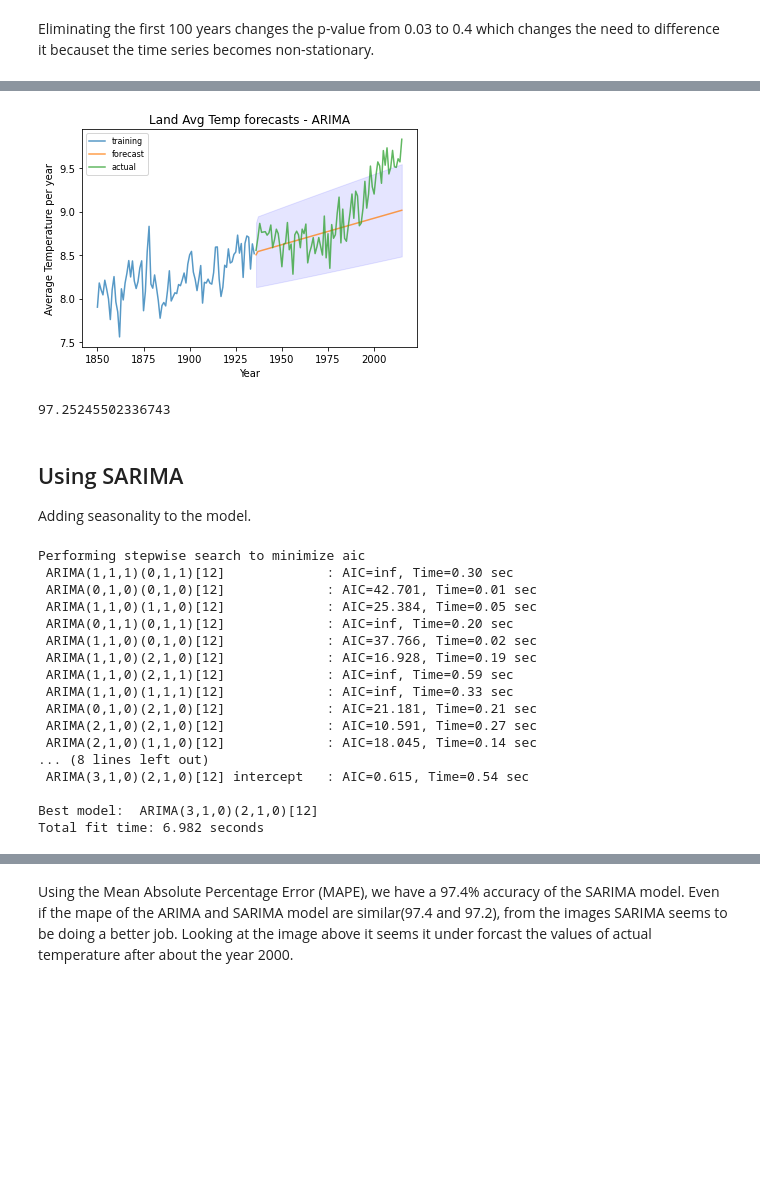
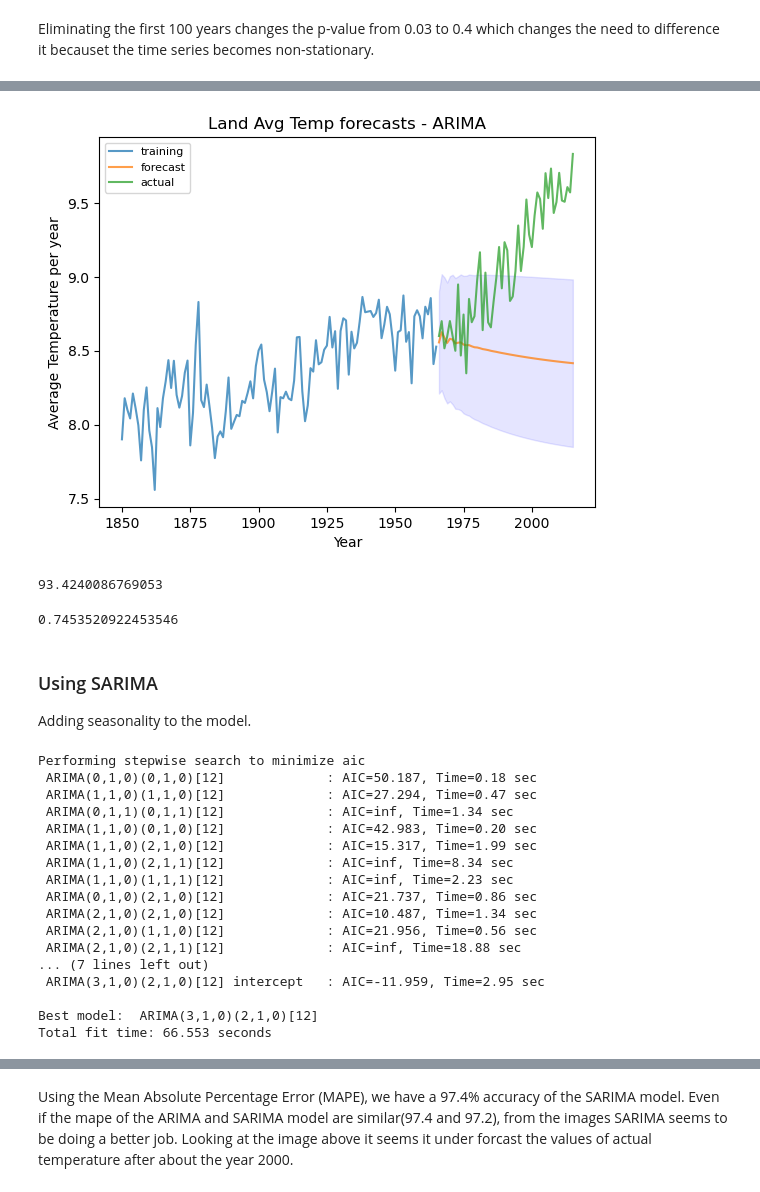
Before and after one commit to lifemannequin/Forecasting_globla_temp, a Jupyter notebook: Average_land_temp_with_ARIMA.ipynb, the cells around one changed output, grey strips where cells are left out. Saved outputs shown, nothing was run; the diff lists cells and outputs as text; code cells hidden in the pictures; blank space fills up the shorter version.

```diff
--- a/Average_land_temp_with_ARIMA.ipynb
+++ b/Average_land_temp_with_ARIMA.ipynb
@@ -86,0 +88,3 @@ max                  9.831000                           4.026000
+# %%
+avg_temp = yearly['LandAverageTemperature'].drop(yearly.index[:100])
+avg_temp.shape
@@ -100,7 +110,7 @@ plt.show()
 # splitting the dataset into train and test datasets
 size = len(avg_temp)
 cutoff = int(size*0.7)
-train = avg_temp[100:cutoff]
+train = avg_temp[:cutoff]
 test = avg_temp[cutoff:]
 print('train:', train.shape)
 print('test:', test.shape)
@@ -132,9 +143,8 @@ Eliminating the first 100 years changes the p-value from 0.03 to 0.4 which chang
 # %%
-#!pip3 install pmdarima
 import pmdarima as pm
 
 # auto-ARIMA
-smodel = pm.auto_arima(train, start_p=1, start_q=1,
+model = pm.auto_arima(train, start_p=1, start_q=1,
                          test='adf',
                          max_p=3, max_q=3, m=12,
                          start_P=0, seasonal=False,
@@ -143,6 +153,6 @@ smodel = pm.auto_arima(train, start_p=1, start_q=1,
                          suppress_warnings=True,
                          stepwise=True)
 
-smodel.summary()
+model.summary()
 # %% [output]
 Performing stepwise search to minimize aic
@@ -180,59 +198,64 @@ Warnings:
 [1] Covariance matrix calculated using the outer product of gradients (complex-step).
 # %%
 # Forecast
-preds, conf_int = smodel.predict(n_periods=test.shape[0], return_conf_int=True)
+preds, conf_int = model.predict(n_periods=test.shape[0], return_conf_int=True)
 
 # plot the prediction and the actual test values
 x_axis = np.arange(train.shape[0] + preds.shape[0])
 x_years = x_axis + 1850  # Year starts at 1850
 
 plt.plot(x_years[x_axis[:train.shape[0]]], train, alpha=0.75, label='training')
 plt.plot(x_years[x_axis[train.shape[0]:]], preds, alpha=0.75, label='forecast')  # Forecasts
 plt.plot(x_years[x_axis[train.shape[0]:]], test,alpha=0.75, label='actual')  # Test data
 plt.fill_between(x_years[x_axis[-preds.shape[0]:]],
                  conf_int[:, 0], conf_int[:, 1],
                  alpha=0.1, color='b')
 plt.title("Land Avg Temp forecasts - ARIMA")
 plt.xlabel("Year")
 plt.ylabel("Average Temperature per year")
 plt.legend(loc='upper left', fontsize=8)
 plt.show()
 # %% [output]
-[figure, old version]
+[figure, new version]
 # %%
 #Calculate the mean absolute percentage
 mape = np.mean(np.abs(preds - test)/np.abs(test))
 print((1-mape)*100) #print mape as an accuracy percentage
 # %% [output]
-97.25245502336743
+93.4240086769053
+# %%
+from sklearn.metrics import mean_squared_error
+print(np.sqrt(mean_squared_error(test,preds)))
+# %% [output]
+0.7453520922453546
 # %% [markdown]
-## Using SARIMA
+### Using SARIMA
 Adding seasonality to the model.
 # %%
 # Seasonal - fit stepwise auto-ARIMA
-smodel = pm.auto_arima(train, start_p=1, start_q=1,
+smodel = pm.auto_arima(train, start_p=0, start_q=0, d=1,
                          test='adf',
                          max_p=3, max_q=3, m=12,
-                         start_P=0, seasonal=True,
-                         d=None, D=1, trace=True,
+                         start_P=0, start_Q=0,
+                          seasonal=True, D=1, trace=True,
                          error_action='ignore',
                          suppress_warnings=True,
-                         stepwise=True)
+                         stepwise=True, n_fits=50)
 # %% [output]
 Performing stepwise search to minimize aic
- ARIMA(1,1,1)(0,1,1)[12]             : AIC=inf, Time=0.30 sec
- ARIMA(0,1,0)(0,1,0)[12]             : AIC=42.701, Time=0.01 sec
- ARIMA(1,1,0)(1,1,0)[12]             : AIC=25.384, Time=0.05 sec
- ARIMA(0,1,1)(0,1,1)[12]             : AIC=inf, Time=0.20 sec
- ARIMA(1,1,0)(0,1,0)[12]             : AIC=37.766, Time=0.02 sec
- ARIMA(1,1,0)(2,1,0)[12]             : AIC=16.928, Time=0.19 sec
- ARIMA(1,1,0)(2,1,1)[12]             : AIC=inf, Time=0.59 sec
- ARIMA(1,1,0)(1,1,1)[12]             : AIC=inf, Time=0.33 sec
- ARIMA(0,1,0)(2,1,0)[12]             : AIC=21.181, Time=0.21 sec
- ARIMA(2,1,0)(2,1,0)[12]             : AIC=10.591, Time=0.27 sec
- ARIMA(2,1,0)(1,1,0)[12]             : AIC=18.045, Time=0.14 sec
-... (8 lines left out)
- ARIMA(3,1,0)(2,1,0)[12] intercept   : AIC=0.615, Time=0.54 sec
+ ARIMA(0,1,0)(0,1,0)[12]             : AIC=50.187, Time=0.18 sec
+ ARIMA(1,1,0)(1,1,0)[12]             : AIC=27.294, Time=0.47 sec
+ ARIMA(0,1,1)(0,1,1)[12]             : AIC=inf, Time=1.34 sec
+ ARIMA(1,1,0)(0,1,0)[12]             : AIC=42.983, Time=0.20 sec
+ ARIMA(1,1,0)(2,1,0)[12]             : AIC=15.317, Time=1.99 sec
+ ARIMA(1,1,0)(2,1,1)[12]             : AIC=inf, Time=8.34 sec
+ ARIMA(1,1,0)(1,1,1)[12]             : AIC=inf, Time=2.23 sec
+ ARIMA(0,1,0)(2,1,0)[12]             : AIC=21.737, Time=0.86 sec
+ ARIMA(2,1,0)(2,1,0)[12]             : AIC=10.487, Time=1.34 sec
+ ARIMA(2,1,0)(1,1,0)[12]             : AIC=21.956, Time=0.56 sec
+ ARIMA(2,1,0)(2,1,1)[12]             : AIC=inf, Time=18.88 sec
+... (7 lines left out)
+ ARIMA(3,1,0)(2,1,0)[12] intercept   : AIC=-11.959, Time=2.95 sec
 
 Best model:  ARIMA(3,1,0)(2,1,0)[12]
-Total fit time: 6.982 seconds
+Total fit time: 66.553 seconds
```
Also changed, not shown: parts of 14 cells of this notebook, 1 other file.
